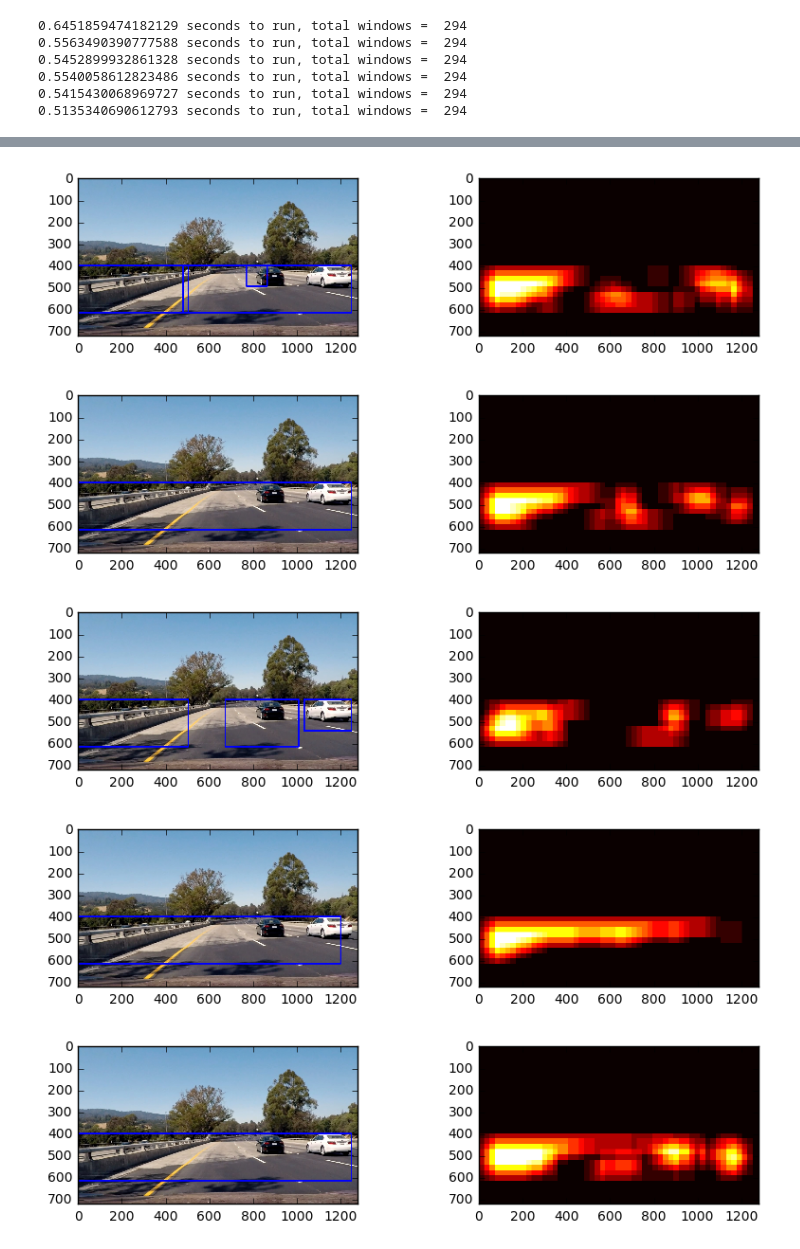
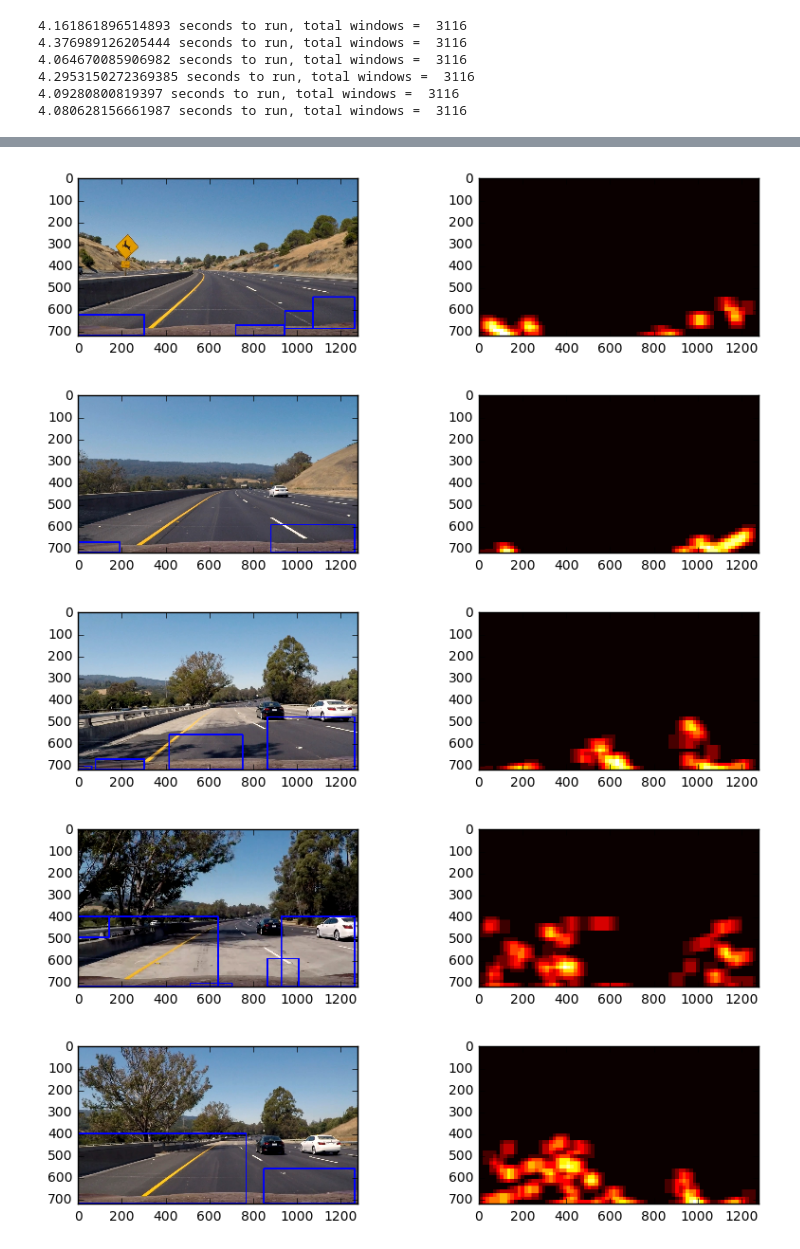
Before and after one commit to hkawanishi/vehicle_detection_and_Tracking, a Jupyter notebook: P5-hkawanishi.ipynb, the cells around one changed output, grey strips where cells are left out. Drawn from its saved outputs; the diff is of its cells as text; code cells hidden in the pictures.

```diff
--- a/P5-hkawanishi.ipynb
+++ b/P5-hkawanishi.ipynb
@@ -4,6 +4,7 @@
 # also write those lists in *.txt files.
 import os
 import glob
+import random
 # get the list of image files from vehicles/ directory
 def get_images(arr,img_dir, name):
     image_dir = img_dir
@@ -21,10 +22,14 @@ def get_images(arr,img_dir, name):
 # get vehicle image list
 cars = []
 img_dir = 'vehicles/'
-cars = get_images(cars, img_dir, 'car')
+cars = get_images(cars, img_dir, 'cars')
 
 # get non-vehicle image list
 notcars = []
 img_dir = 'non-vehicles/'
-noncars = get_images(notcars, img_dir, 'noncar')
+noncars = get_images(notcars, img_dir, 'noncars')
+
+#shuffling cars and noncars
+random.shuffle(cars)
+random.shuffle(noncars)
 # %% [output]
@@ -298,7 +295,7 @@ car_image = mpimg.imread(cars[car_ind])
 noncar_image = mpimg.imread(noncars[noncar_ind])
 
 # define feature parameters
-color_space = 'RGB' # can be RGB, HSV, etc.
+color_space = 'YCrCb' # can be RGB, HSV, etc.
 orient = 9
 pix_per_cell = 8
 cell_per_block = 2
@@ -547,3 +556,27 @@ def draw_labeled_bboxes(img, labesls):
         bbox = ((np.min(nonzerox), np.min(nonzeroy)), (np.max(nonzerox), np.max(nonzeroy)))
         cv2.rectangle(img, bbox[0], bbox[1], (0,0,255), 6)
     return img
+# %%
+out_images = []
+ystart = 400
+ystop = 650
+#xstart = 300
+#xstop = 1280
+xstart = None
+xstop = None
+scale = 1
+
+searchpath = 'test_images/*'
+example_images = glob.glob(searchpath)
+image_tot = len(example_images)
+i = 1
+
+for img_src in example_images:
+    draw_img, heatmap = find_car(img_src, scale, ystart, ystop, xstart, xstop, i)
+
+    #fig = plt.figure(figsize = (10,15))
+    #plt.subplot(6, 2, i)
+    #plt.imshow(draw_img)
+    #plt.subplot(6, 2, i+1)
+    #plt.imshow(heatmap, cmap='hot')
+    i = i + 1
@@ -551,7 +597,11 @@ def draw_labeled_bboxes(img, labesls):
 out_images = []
 ystart = 400
 ystop = 650
-scale = 1.5
+#xstart = 300
+#xstop = 1280
+xstart = None
+xstop = None
+scale = 1
 
 searchpath = 'test_images/*'
 example_images = glob.glob(searchpath)
@@ -559,8 +609,9 @@ image_tot = len(example_images)
 i = 1
 
 for img_src in example_images:
-    draw_img, heatmap = find_car(img_src, scale, ystart, ystop)
+    draw_img, heatmap = find_car(img_src, scale, ystart, ystop, xstart, xstop)
     labels = label(heatmap)
+    img = mpimg.imread(img_src)
     draw_img = draw_labeled_bboxes(np.copy(img), labels)
     out_images.append(draw_img)
     out_images.append(heatmap)
@@ -571,9 +622,9 @@ for img_src in example_images:
     plt.imshow(heatmap, cmap='hot')
     i = i + 2
 # %% [output]
-0.6451859474182129 seconds to run, total windows =  294
-0.5563490390777588 seconds to run, total windows =  294
-0.5452899932861328 seconds to run, total windows =  294
-0.5540058612823486 seconds to run, total windows =  294
-0.5415430068969727 seconds to run, total windows =  294
-0.5135340690612793 seconds to run, total windows =  294
+4.161861896514893 seconds to run, total windows =  3116
+4.376989126205444 seconds to run, total windows =  3116
+4.064670085906982 seconds to run, total windows =  3116
+4.2953150272369385 seconds to run, total windows =  3116
+4.09280800819397 seconds to run, total windows =  3116
+4.080628156661987 seconds to run, total windows =  3116
@@ -581,8 +632,8 @@ for img_src in example_images:
-[figure, old version]
+[figure, new version]
-[figure, old version]
+[figure, new version]
-[figure, old version]
+[figure, new version]
-[figure, old version]
+[figure, new version]
-[figure, old version]
+[figure, new version]
 # %%
 # Import everything needed to edit/save/watch video clips
 import imageio
```
Also changed, not shown: parts of 8 cells of this notebook.
